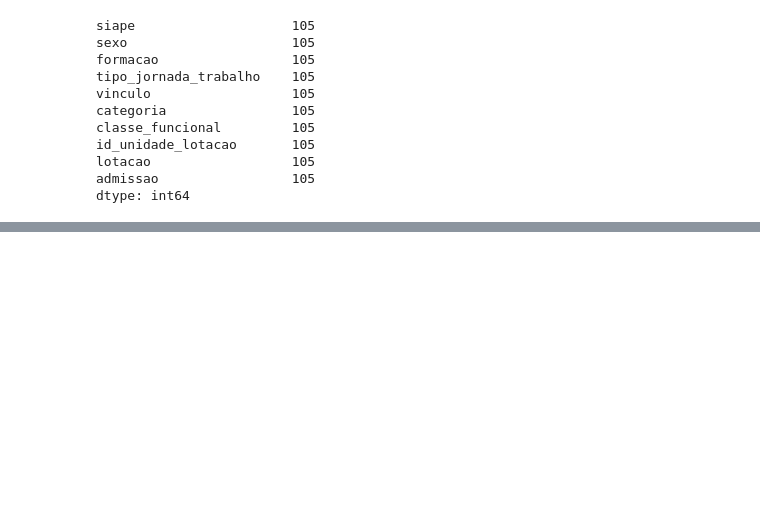
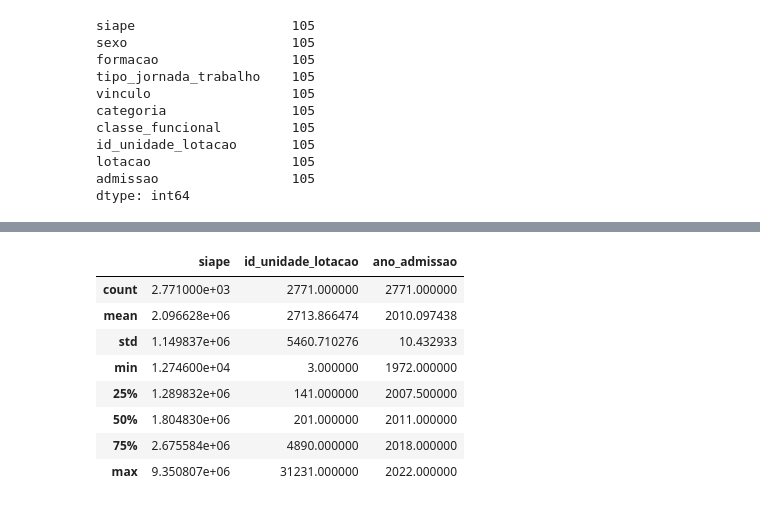
Before and after one commit to josenalde/datascience, a Jupyter notebook: notebooks/nb_docentes.ipynb, the cells around one changed output, grey strips where cells are left out. Saved outputs shown, nothing was run; the diff lists cells and outputs as text; code cells hidden in the pictures; blank space fills up the shorter version.

```diff
--- a/notebooks/nb_docentes.ipynb
+++ b/notebooks/nb_docentes.ipynb
@@ -86,0 +98,7 @@ dtype: int64
+# %%
+# por padrão value_counts já retorna a lista de frequências em ordem descendente
+n_docentes_lotacao = df['lotacao'].value_counts()
+# como a exibição por default é truncada, pode-se controlar o número a exibir
+pd.set_option('display.max_rows', 110)
+n_docentes_lotacao
+# mais opções em https://pandas.pydata.org/pandas-docs/stable/reference/api/pandas.set_option.html
@@ -86,0 +184,12 @@ dtype: int64
+# %%
+df.describe()
+# %% [output]
+|  | siape | id_unidade_lotacao | ano_admissao |
+| count | 2.771000e+03 | 2771.000000 | 2771.000000 |
+| mean | 2.096628e+06 | 2713.866474 | 2010.097438 |
+| std | 1.149837e+06 | 5460.710276 | 10.432933 |
+| min | 1.274600e+04 | 3.000000 | 1972.000000 |
+| 25% | 1.289832e+06 | 141.000000 | 2007.500000 |
+| 50% | 1.804830e+06 | 201.000000 | 2011.000000 |
+| 75% | 2.675584e+06 | 4890.000000 | 2018.000000 |
+| max | 9.350807e+06 | 31231.000000 | 2022.000000 |
```
Also changed, not shown: parts of 23 cells of this notebook.
